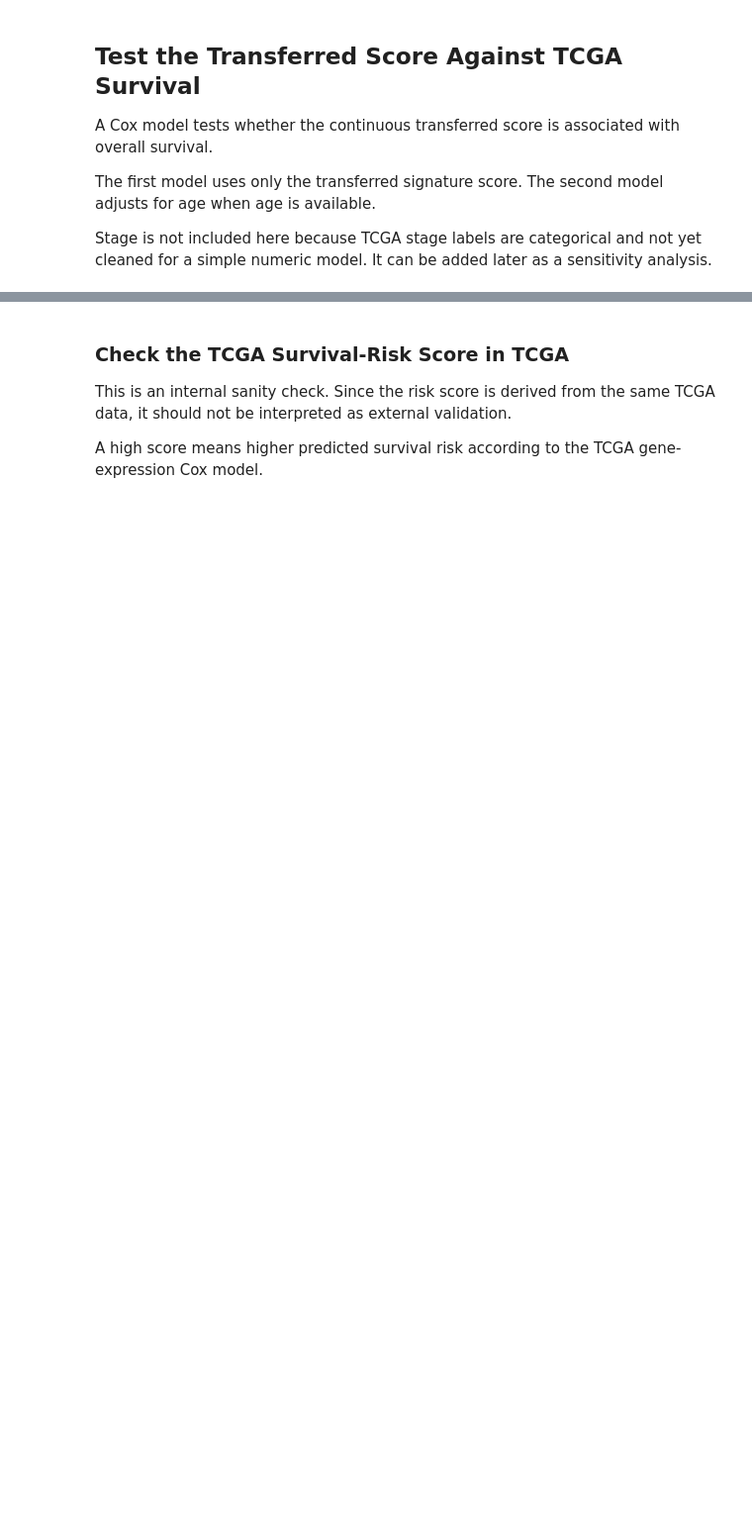
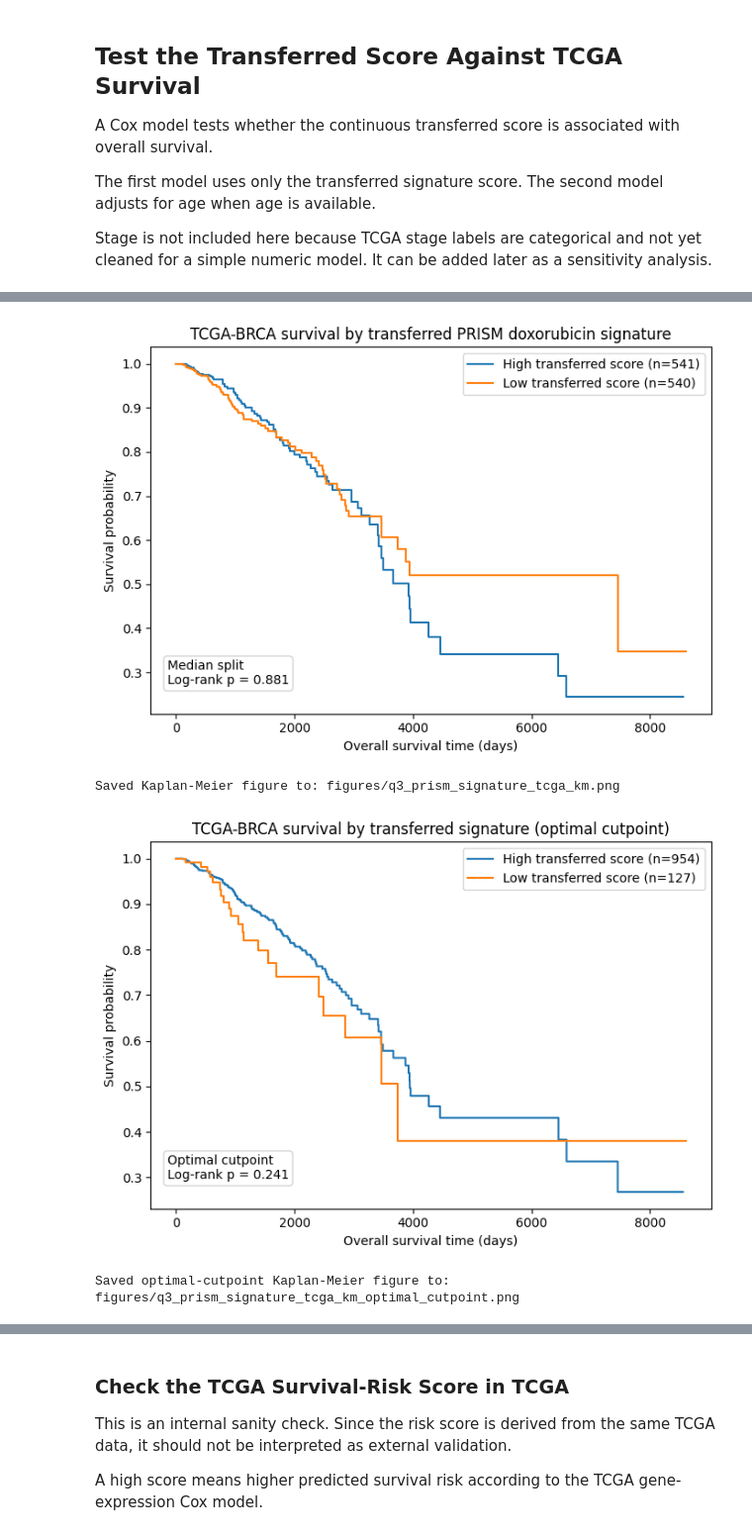
Before and after one commit to Lifework-Health/TCGA-BRCA_pers_med, a Jupyter notebook: notebooks/04_q3_q4_transfer_models.ipynb, the cells around one changed output, grey strips where cells are left out. Shown at 99% size. Drawn from its saved outputs; the diff is of its cells as text; code cells hidden in the pictures; blank space fills up the shorter version.

```diff
--- a/notebooks/04_q3_q4_transfer_models.ipynb
+++ b/notebooks/04_q3_q4_transfer_models.ipynb
@@ -258,7 +367,11 @@ The TCGA score is calculated by applying the cell-line-fitted scaler and elastic
 This gives a doxorubicin-sensitivity-like score in patients. It should be interpreted as a transferred expression signature score, not as measured TCGA drug response.
 # %%
 X_tcga = tcga_model_data[shared_genes].astype(float)
-X_tcga_scaled = scaler.transform(X_tcga)
+# Standardise TCGA within its own domain rather than reusing the cell-line scaler, because
+# DepMap and TCGA expression are on different scales. The elastic-net coefficients are
+# per standard deviation, so they transfer consistently to TCGA's own z-scores.
+tcga_scaler = StandardScaler()
+X_tcga_scaled = tcga_scaler.fit_transform(X_tcga)
 
 tcga_scored = tcga_model_data.copy()
 tcga_scored["prism_doxorubicin_signature_score"] = elastic_net.predict(X_tcga_scaled)
@@ -402,30 +581,61 @@ display(results_table)
 # %%
 kmf = KaplanMeierFitter()
 
 plt.figure(figsize=(7, 5))
 for group_name, group_data in survival_data.groupby("signature_group"):
     kmf.fit(
         durations=group_data["overall_survival_time"],
         event_observed=group_data["overall_survival_event"],
         label=f"{group_name} (n={len(group_data)})",
     )
     kmf.plot_survival_function(ci_show=False)
 
 plt.xlabel("Overall survival time (days)")
 plt.ylabel("Survival probability")
 plt.title("TCGA-BRCA survival by transferred PRISM doxorubicin signature")
 plt.text(
     0.03,
     0.08,
     f"Median split\nLog-rank p = {logrank.p_value:.3g}",
     transform=plt.gca().transAxes,
     bbox={"boxstyle": "round,pad=0.3", "facecolor": "white", "edgecolor": "lightgray"},
 )
 plt.tight_layout()
 plt.savefig(km_figure_path, dpi=200)
 plt.show()
 
 print("Saved Kaplan-Meier figure to:", km_figure_path.relative_to(project_root))
+
+kmf_optimal = KaplanMeierFitter()
+plt.figure(figsize=(7, 5))
+for group_name, group_data in survival_data.groupby("signature_optimal_group"):
+    kmf_optimal.fit(
+        durations=group_data["overall_survival_time"],
+        event_observed=group_data["overall_survival_event"],
+        label=f"{group_name} (n={len(group_data)})",
+    )
+    kmf_optimal.plot_survival_function(ci_show=False)
+
+plt.xlabel("Overall survival time (days)")
+plt.ylabel("Survival probability")
+plt.title("TCGA-BRCA survival by transferred signature (optimal cutpoint)")
+plt.text(
+    0.03,
+    0.08,
+    f"Optimal cutpoint\nLog-rank p = {q3_optimal_logrank.p_value:.3g}",
+    transform=plt.gca().transAxes,
+    bbox={"boxstyle": "round,pad=0.3", "facecolor": "white", "edgecolor": "lightgray"},
+)
+plt.tight_layout()
+plt.savefig(km_optimal_figure_path, dpi=200)
+plt.show()
+
+print("Saved optimal-cutpoint Kaplan-Meier figure to:", km_optimal_figure_path.relative_to(project_root))
+# %% [output]
+[figure, added]
+Saved Kaplan-Meier figure to: figures/q3_prism_signature_tcga_km.png
+[figure, added]
+Saved optimal-cutpoint Kaplan-Meier figure to: figures/q3_prism_signature_tcga_km_optimal_cutpoint.png
 # %% [markdown]
 ## Q4 Reverse Transfer: TCGA Survival Signature to PRISM Response
 
```
Also changed, not shown: parts of 23 cells of this notebook, 18 other files.
